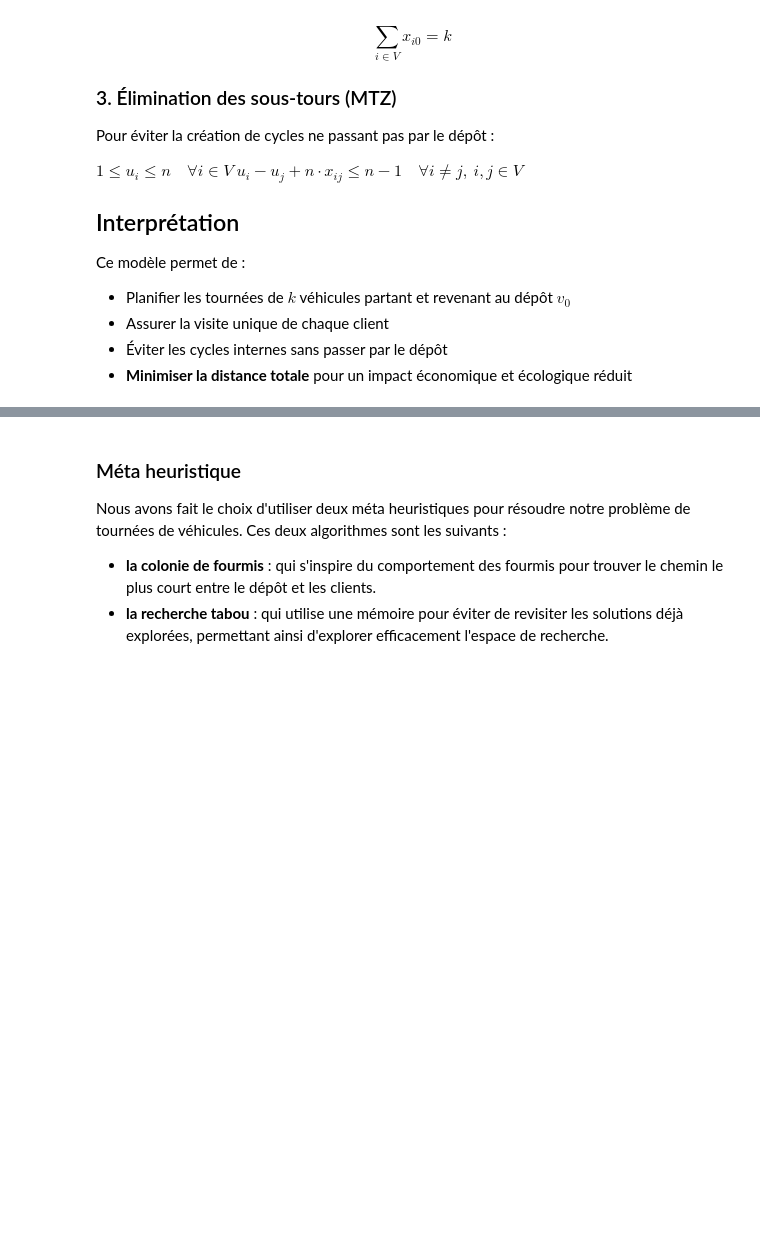
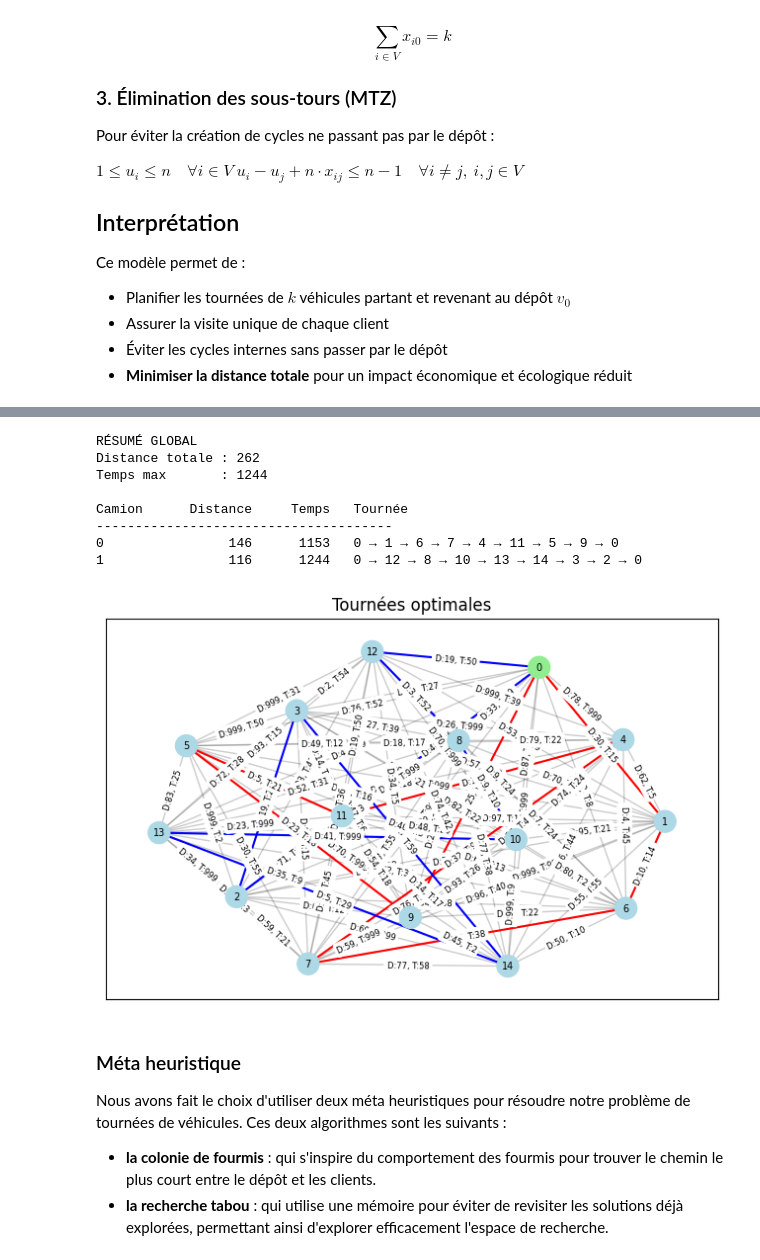
Before and after one commit to Hassen-Medles/Operational-Research, a Jupyter notebook: Livrable1.ipynb, the cells around one changed output, grey strips where cells are left out. Drawn from its saved outputs; the diff is of its cells as text; code cells hidden in the pictures; blank space fills up the shorter version.

```diff
--- a/Livrable1.ipynb
+++ b/Livrable1.ipynb
@@ -157,34 +237,2 @@ Cette réduction polynomiale montre donc que le VRP est lui aussi **NP-complet**
 # %% [markdown]
 ### Génération des instances aléatoires
-# %%
-def generate_weight(restricted_edge, distance_range, time_range):
-    if random.random() < restricted_edge: distance = 999
-    else: distance = random.randint(*distance_range)
-    if random.random() < restricted_edge: time = 999
-    else: time = random.randint(*time_range)
-    return distance, time
-
-def generate_graph(n, restricted_edge=0.1, distance_range=(1, 100), time_range=(1, 60)):
-    G = nx.complete_graph(n)
-    for u, v in G.edges():
-        distance, time = generate_weight(restricted_edge, distance_range, time_range)
-        G[u][v]['distance'] = distance
-        G[u][v]['time'] = time
-    return G
-# %%
-def draw_graph(G, routes=None, depot=0, title="Graphe complet généré aléatoirement"):
-    pos = nx.spring_layout(G, seed=42)
-    # edge_labels = {(u, v): f"D:{G.edges[u, v]['distance']}, T:{G.edges[u, v]['time']}" for u, v in G.edges}
-    edge_labels = {(u, v): G.edges[u, v]['distance'] for u, v in G.edges}
-
-    plt.figure(figsize=(8, 5))
-    plt.title(title)
-    nx.draw_networkx_nodes(G, pos, node_color=['lightgreen' if n == depot else 'lightblue' for n in G.nodes], node_size=250)
-    nx.draw_networkx_labels(G, pos, font_size=7)
-    nx.draw_networkx_edges(G, pos, alpha=0.2)
-    if routes:
-        line_color = ["red", "blue", "green", "orange", "purple"]
-        for k, edges in enumerate(routes):
-            nx.draw_networkx_edges(G, pos, edgelist=edges, width=1.5, edge_color=line_color[k % len(line_color)])
-    nx.draw_networkx_edge_labels(G, pos, edge_labels=edge_labels, font_size=6)
-    plt.show()
@@ -412,3 +405,22 @@ Camion      Distance     Temps   Tournée
+# %%
+# Cette fonction retourne les routes optimisées et la distance totale minimale.
+routes, total_distance = solve_distance_vrp(G, 2)
+
+# Pour chaque tournée, elle affiche les nœuds visités et la distance parcourue.
+print_solution_summary(G, routes)
+
+# Affiche le graphe avec les tournées optimales visualisées
+draw_graph(G, routes, title="Tournées optimales")
+# %% [output]
+RÉSUMÉ GLOBAL
+Distance totale : 262
+Temps max       : 1244
+
+Camion      Distance     Temps   Tournée
+--------------------------------------
+0                146      1153   0 → 1 → 6 → 7 → 4 → 11 → 5 → 9 → 0
+1                116      1244   0 → 12 → 8 → 10 → 13 → 14 → 3 → 2 → 0
+[figure, added]
 # %% [markdown]
 ### Méta heuristique
 Nous avons fait le choix d'utiliser deux méta heuristiques pour résoudre notre problème de tournées de véhicules. Ces deux algorithmes sont les suivants :
```
Also changed, not shown: parts of 27 cells of this notebook.
